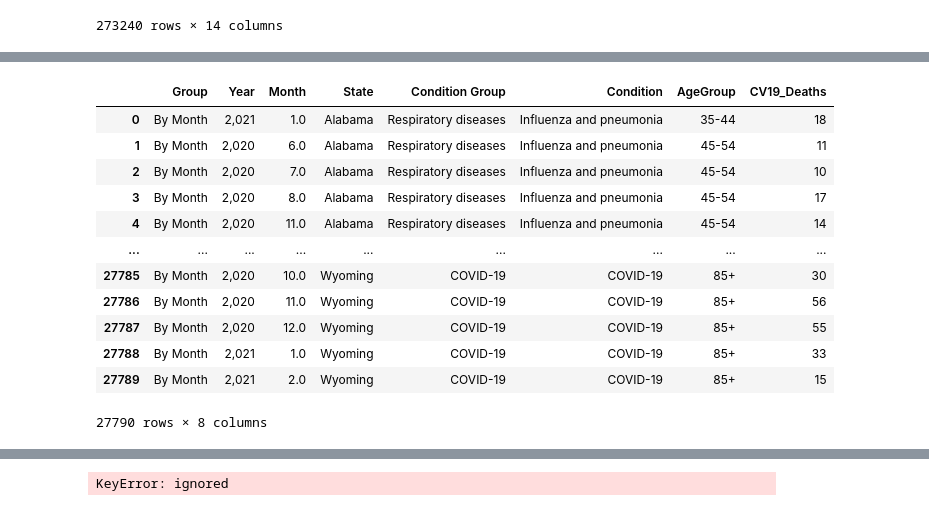
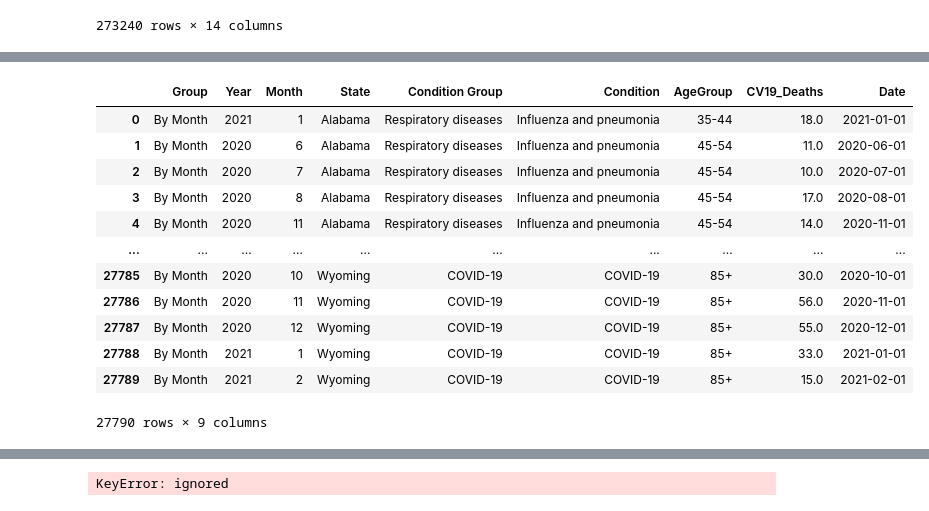
Before and after one commit to JScottLopez/github-ds, a Jupyter notebook: TIM_6500_JSLopez.ipynb, the cells around one changed output, grey strips where cells are left out. Saved outputs shown, nothing was run; the diff lists cells and outputs as text; code cells hidden in the pictures.

```diff
--- a/TIM_6500_JSLopez.ipynb
+++ b/TIM_6500_JSLopez.ipynb
@@ -86,32 +59,55 @@ display(df)
 # %%
+#drop all null values in CV19_Deaths column
+df.dropna(subset = ["CV19_Deaths"], inplace=True)
+df.dropna(subset = ["Year"], inplace=True)
+df.dropna(subset = ["Month"], inplace=True)
+
+#check for value of 0 in CV_Deaths column and drop rows
+index_names = df[df['CV19_Deaths'] == '0'].index
+df.drop(index_names, inplace = True)
+
+df = df.reset_index(drop=True)
+
 #drop non-relevant columns
 df.drop(['Data As Of', 'Start Date', 'End Date', 'Number of Mentions', 'ICD10_codes', 'Flag'], axis=1, inplace=True)
 
 #remove all non-relevant values from State column
 df = df[~df.State.str.contains('District of Columbia|New York City|Puerto Rico|United States', regex=True)]
 #remove all non-relevant values from AgeGroup column
 df = df[~df.AgeGroup.str.contains('Not stated|All Ages', regex=True)]
 #remove all non-relevant values from Group column
 df = df[~df.Group.str.contains('By Year|By Total', regex=True)]
 
 #drop non-relevant rows
 row_index = df[df['Condition'] == 'All other conditions and causes (residual)'].index
 df.drop(row_index, inplace = True)
 
 df = df.reset_index(drop=True)
 
+#remove commas from CV19_Deaths column
+df['CV19_Deaths']=df['CV19_Deaths'].str.replace(',','')
+df['Year']=df['Year'].str.replace(',','')
+
+#convert remaining values to type float
+df['CV19_Deaths'] = df['CV19_Deaths'].astype(float, errors = 'raise')
+df['Year'] = df['Year'].astype(int, errors = 'raise')
+df['Month'] = df['Month'].astype(int, errors = 'raise')
+
+#combine Year and Month into one column
+df['Date'] = pd.to_datetime(df[['Year', 'Month']].assign(DAY=1))
+
 display(df)
 # %% [output]
-|  | Group | Year | Month | State | Condition Group | Condition | AgeGroup | CV19_Deaths |
-| 0 | By Month | 2,021 | 1.0 | Alabama | Respiratory diseases | Influenza and pneumonia | 35-44 | 18 |
-| 1 | By Month | 2,020 | 6.0 | Alabama | Respiratory diseases | Influenza and pneumonia | 45-54 | 11 |
-| 2 | By Month | 2,020 | 7.0 | Alabama | Respiratory diseases | Influenza and pneumonia | 45-54 | 10 |
-| 3 | By Month | 2,020 | 8.0 | Alabama | Respiratory diseases | Influenza and pneumonia | 45-54 | 17 |
-| 4 | By Month | 2,020 | 11.0 | Alabama | Respiratory diseases | Influenza and pneumonia | 45-54 | 14 |
-| ... | ... | ... | ... | ... | ... | ... | ... | ... |
-| 27785 | By Month | 2,020 | 10.0 | Wyoming | COVID-19 | COVID-19 | 85+ | 30 |
-| 27786 | By Month | 2,020 | 11.0 | Wyoming | COVID-19 | COVID-19 | 85+ | 56 |
-| 27787 | By Month | 2,020 | 12.0 | Wyoming | COVID-19 | COVID-19 | 85+ | 55 |
-| 27788 | By Month | 2,021 | 1.0 | Wyoming | COVID-19 | COVID-19 | 85+ | 33 |
-| 27789 | By Month | 2,021 | 2.0 | Wyoming | COVID-19 | COVID-19 | 85+ | 15 |
+|  | Group | Year | Month | State | Condition Group | Condition | AgeGroup | CV19_Deaths | Date |
+| 0 | By Month | 2021 | 1 | Alabama | Respiratory diseases | Influenza and pneumonia | 35-44 | 18.0 | 2021-01-01 |
+| 1 | By Month | 2020 | 6 | Alabama | Respiratory diseases | Influenza and pneumonia | 45-54 | 11.0 | 2020-06-01 |
+| 2 | By Month | 2020 | 7 | Alabama | Respiratory diseases | Influenza and pneumonia | 45-54 | 10.0 | 2020-07-01 |
+| 3 | By Month | 2020 | 8 | Alabama | Respiratory diseases | Influenza and pneumonia | 45-54 | 17.0 | 2020-08-01 |
+| 4 | By Month | 2020 | 11 | Alabama | Respiratory diseases | Influenza and pneumonia | 45-54 | 14.0 | 2020-11-01 |
+| ... | ... | ... | ... | ... | ... | ... | ... | ... | ... |
+| 27785 | By Month | 2020 | 10 | Wyoming | COVID-19 | COVID-19 | 85+ | 30.0 | 2020-10-01 |
+| 27786 | By Month | 2020 | 11 | Wyoming | COVID-19 | COVID-19 | 85+ | 56.0 | 2020-11-01 |
+| 27787 | By Month | 2020 | 12 | Wyoming | COVID-19 | COVID-19 | 85+ | 55.0 | 2020-12-01 |
+| 27788 | By Month | 2021 | 1 | Wyoming | COVID-19 | COVID-19 | 85+ | 33.0 | 2021-01-01 |
+| 27789 | By Month | 2021 | 2 | Wyoming | COVID-19 | COVID-19 | 85+ | 15.0 | 2021-02-01 |
-27790 rows × 8 columns
+27790 rows × 9 columns
```
Also changed, not shown: parts of 10 cells of this notebook.
